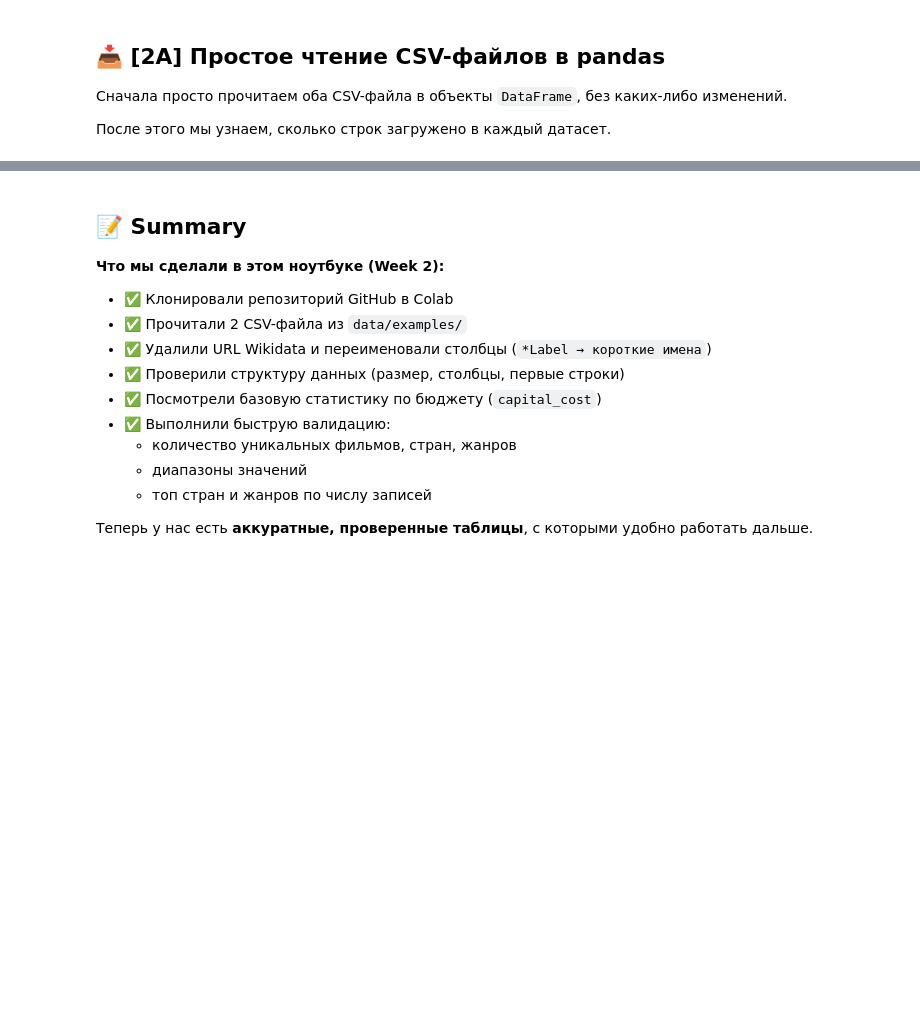
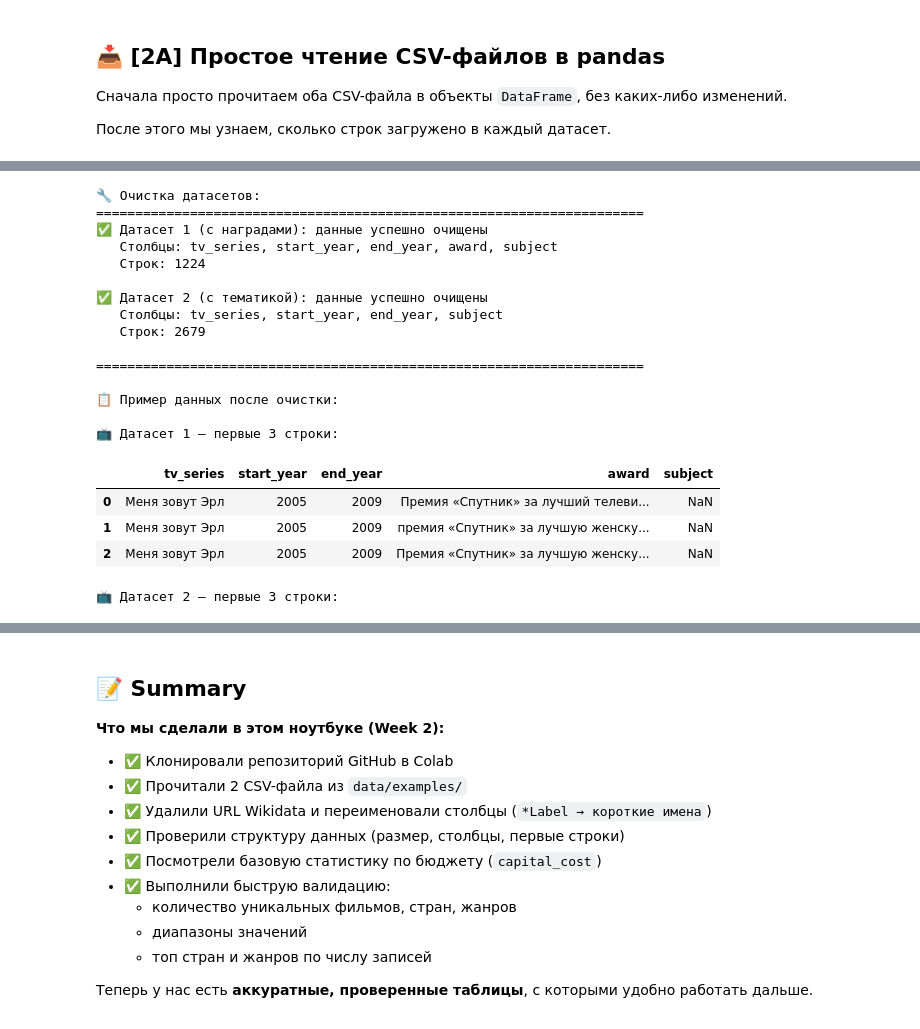
Before and after one commit to anmyvla-beep/python-ai-Mysttonen-Angelika, a Jupyter notebook: notebooks/week2b_read_csv.ipynb, the cells around one changed output, grey strips where cells are left out. Cells and saved outputs as stored; diff of their text form; code cells hidden in the pictures; blank space fills up the shorter version.

```diff
--- a/notebooks/week2b_read_csv.ipynb
+++ b/notebooks/week2b_read_csv.ipynb
@@ -285,0 +104,78 @@ decade
+# %%
+# 🧹 Шаг 2B. Очистка и переименование столбцов (идемпотентная версия для двух датасетов)
+
+def clean_tv_dataset(df, name):
+    """
+    Идемпотентная очистка датасета с телесериалами.
+    Возвращает очищенный датафрейм, не меняя исходный при повторных вызовах.
+    """
+    # Работаем с копией, чтобы не портить исходный датафрейм при повторных запусках
+    df_clean = df.copy()
+
+    # Проверяем, нужно ли выполнять очистку: если есть столбец с суффиксом "Label" — данные ещё не обработаны
+    if "tv_seriesLabel" in df_clean.columns:
+        # 1. Удаляем технический столбец с URL Wikidata (игнорируем ошибку, если столбца уже нет)
+        df_clean = df_clean.drop(columns=["tv_series"], errors="ignore")
+
+        # 2. Формируем словарь переименования в зависимости от наличия столбцов
+        rename_map = {"tv_seriesLabel": "tv_series", "subjectLabel": "subject"}
+        if "awardLabel" in df_clean.columns:
+            rename_map["awardLabel"] = "award"
+
+        df_clean = df_clean.rename(columns=rename_map)
+
+        # 3. Приводим числовые столбцы к целочисленному типу
+        for col in ["start_year", "end_year"]:
+            if col in df_clean.columns:
+                df_clean[col] = pd.to_numeric(
+                    df_clean[col], errors="coerce"
+                ).fillna(0).astype(int)
+
+        print(f"✅ {name}: данные успешно очищены")
+        status = "очищен"
+    else:
+        print(f"ℹ️  {name}: данные уже очищены ранее — повторная обработка пропущена")
+        status = "уже чист"
+
+    # Выводим структуру
+    print(f"   Столбцы: {', '.join(df_clean.columns)}")
+    print(f"   Строк: {len(df_clean)}\n")
+
+    return df_clean, status
+
+# Применяем очистку к обоим датасетам
+print("🔧 Очистка датасетов:\n" + "="*70)
+
+df_tv_one, status_one = clean_tv_dataset(df_tv_one, "Датасет 1 (с наградами)")
+df_tv_two, status_two = clean_tv_dataset(df_tv_two, "Датасет 2 (с тематикой)")
+
+print("="*70)
+
+# Показываем примеры данных после очистки
+print("\n📋 Пример данных после очистки:")
+print("\n📺 Датасет 1 — первые 3 строки:")
+display(df_tv_one.head(3))
+
+print("\n📺 Датасет 2 — первые 3 строки:")
+display(df_tv_two.head(3))
+# %% [output]
+🔧 Очистка датасетов:
+======================================================================
+✅ Датасет 1 (с наградами): данные успешно очищены
+   Столбцы: tv_series, start_year, end_year, award, subject
+   Строк: 1224
+
+✅ Датасет 2 (с тематикой): данные успешно очищены
+   Столбцы: tv_series, start_year, end_year, subject
+   Строк: 2679
+
+======================================================================
+
+📋 Пример данных после очистки:
+
+📺 Датасет 1 — первые 3 строки:
+|  | tv_series | start_year | end_year | award | subject |
+| 0 | Меня зовут Эрл | 2005 | 2009 | Премия «Спутник» за лучший телеви... | NaN |
+| 1 | Меня зовут Эрл | 2005 | 2009 | премия «Спутник» за лучшую женску... | NaN |
+| 2 | Меня зовут Эрл | 2005 | 2009 | Премия «Спутник» за лучшую женску... | NaN |
+📺 Датасет 2 — первые 3 строки:
```
Also changed, not shown: parts of 15 cells of this notebook.
